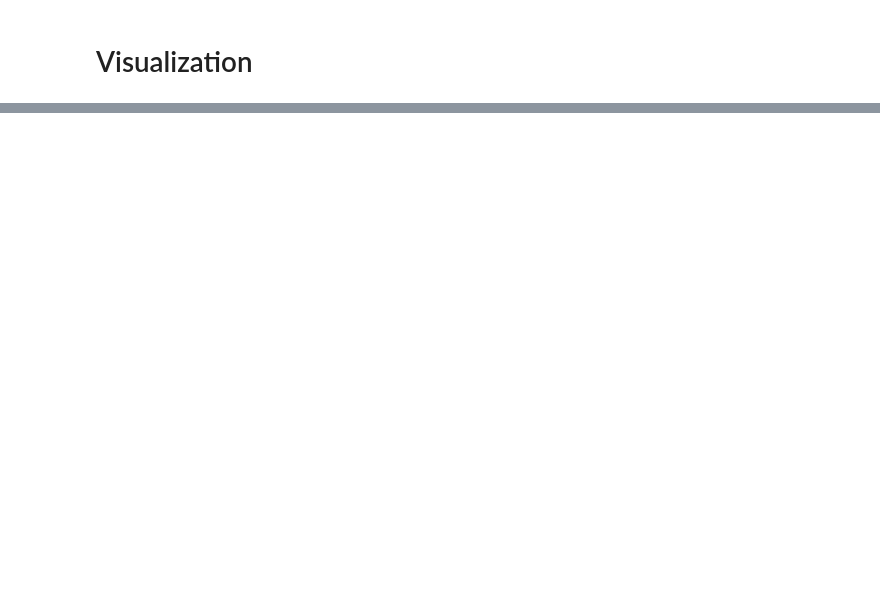
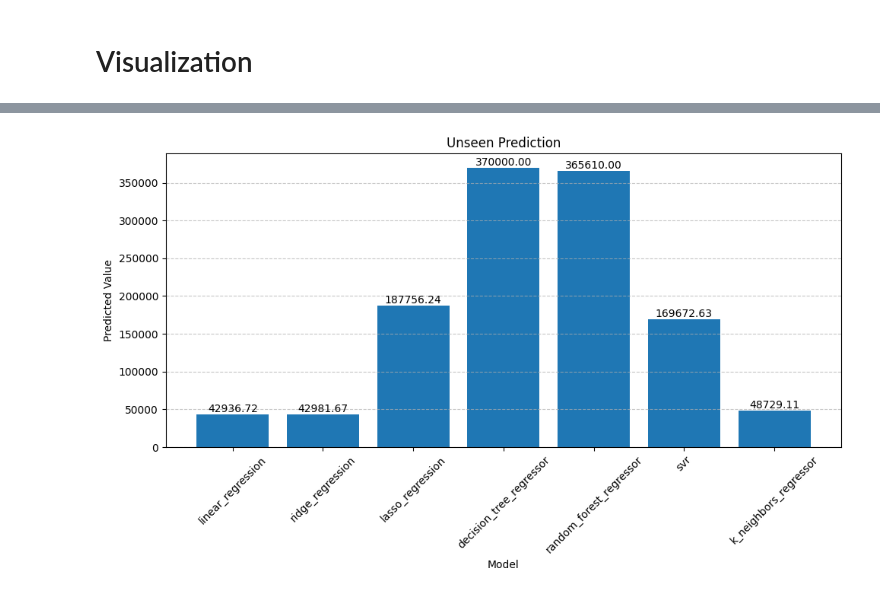
Before and after one commit to lukfd/city-of-austin-car-crash-ml-study, a Jupyter notebook: src/prediction.ipynb, the cells around one changed output, grey strips where cells are left out. Saved outputs shown, nothing was run; the diff lists cells and outputs as text; code cells hidden in the pictures; blank space fills up the shorter version.

```diff
--- a/src/prediction.ipynb
+++ b/src/prediction.ipynb
@@ -139,0 +139,8 @@ plt.show()
+# %%
+# Change the values of the features
+new_prediction = example.copy()
+new_prediction['fatal_crash'] = True
+new_prediction['speed_limit'] = 80
+new_prediction['severity_killed'] = True
+
+print(new_prediction)
@@ -139,0 +165,12 @@ plt.show()
+# %%
+new_prediction = get_new_scaled_prediction(
+    new_prediction,
+    scaler,
+    numeric_cols
+)
+
+results = predict_on_models(
+    new_prediction,
+    models
+)
+print(f"Predictions: {results}")
@@ -139,0 +195,20 @@ plt.show()
+# %%
+results = {model: result * 10000 for model, result in results.items()}
+
+plt.figure(figsize=(10, 6))
+plt.bar(results.keys(), results.values())
+plt.xlabel('Model')
+plt.ylabel('Predicted Value')
+plt.title('Unseen Prediction')
+
+for i, v in enumerate(results.values()):
+    plt.text(i, v + 0.1, str(f"{v:.2f}"), ha='center', va='bottom')
+
+# plt.ylim(0, max(results.values()) + 1000)
+plt.grid(axis='y', linestyle='--', alpha=0.7)
+plt.xticks(rotation=45)
+plt.tight_layout()
+plt.savefig('./image/unseen_prediction_results.png')
+plt.show()
+# %% [output]
+[figure, added]
```
Also changed, not shown: parts of 15 cells of this notebook, 5 other files.
